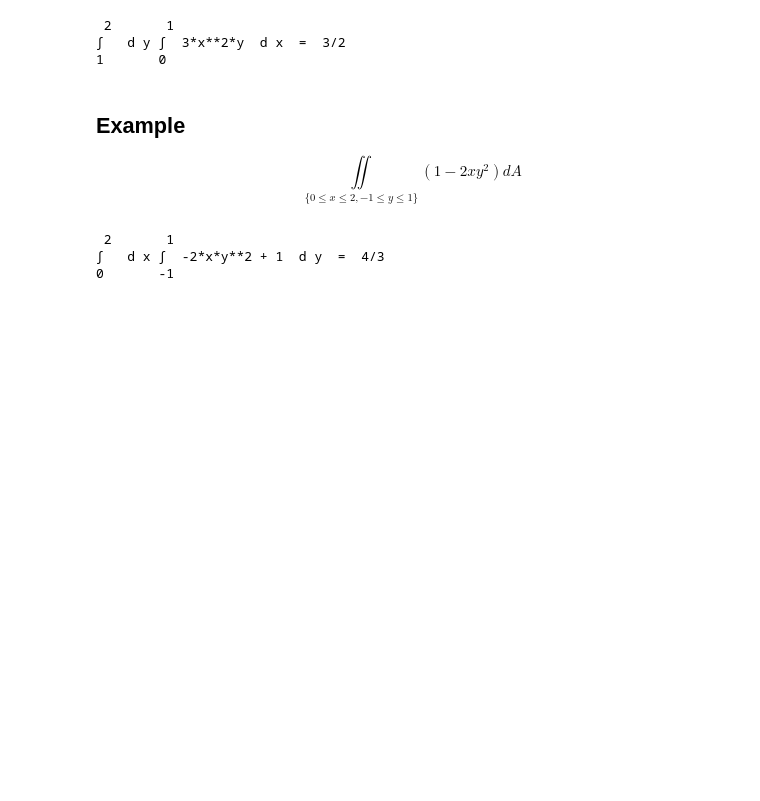
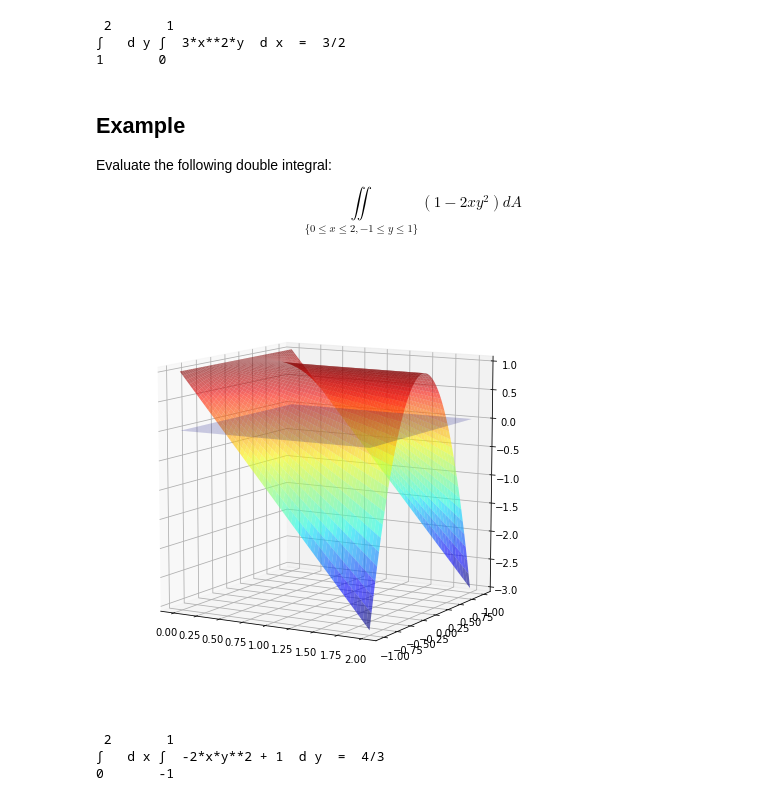
Before and after one commit to cchuang2009/2016-1, a Jupyter notebook: calculus/6 Multi-variable Calculus (Integration).ipynb, the cells around one changed output. Cells and saved outputs as stored; diff of their text form; code cells hidden in the pictures; blank space fills up the shorter version.

```diff
--- a/calculus/6 Multi-variable Calculus (Integration).ipynb
+++ b/calculus/6 Multi-variable Calculus (Integration).ipynb
@@ -151,7 +189,44 @@ I=doubleInt3(3*x*x*y,[y,x],[1,2],[0,1])
 # %% [markdown]
 Example
 ---
+Evaluate the following double integral:
 $$\underset{\{0\le x\le2,-1\le y\le1\}}{\iint} (1-2xy^2) d A$$
+# %%
+fig = plt.figure(figsize=(6,6))
+ax = Axes3D(fig)
+
+a,b,c,d=0,2,-1,1
+
+X = np.linspace(a, b, 60)
+X1 = np.linspace(a, b, 60)
+Y = np.linspace(c, d, 60)
+Z1 =  1-2*X1*c*c
+Z2 = 1-2*3*X1*d*d
+X,Y=np.meshgrid(X,Y)
+func= 1-2*X*Y*Y
+func2= 1-2*b*Y*Y
+base=0*X
+
+#ax.plot_surface(0*X+b,Y, func2, rstride=1, cstride=1, cmap=cm.autumn,alpha=0.3);
+ax.plot_surface(X,Y, base, rstride=1, cstride=1, cmap=cm.jet,alpha=0.2)
+ax.plot_surface(X,Y, func, rstride=1, cstride=1, cmap=cm.jet,alpha=0.6)
+
+Xs,Zs=np.meshgrid(X1,Z1)
+
+Zs[Zs>1-2*Xs*c*c]=0
+
+X2s,Z2s=np.meshgrid(X1,Z2)
+
+Z2s[Z2s>1-2*X2s*d*d]=0
+
+
+#ax.plot_surface(Xs,0*Xs+c,Zs, rstride=1, cstride=1,alpha=0.2)
+#ax.plot_surface(X2s,0*X2s+d,Z2s, rstride=1, cstride=1,alpha=0.6)
+
+
+ax.view_init(elev=10, azim=-60)
+# %% [output]
+[figure, added]
 # %%
 I=doubleInt3(1-2*x*y*y,[x,y],[0,2],[-1,1])
 # %% [output]
```
Also changed, not shown: parts of 3 cells of this notebook, 1 other file.
